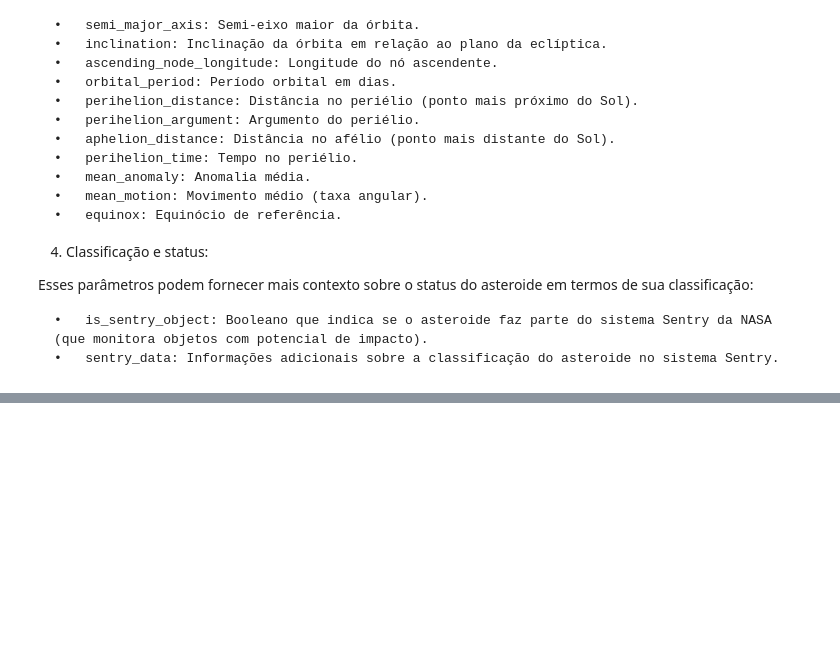
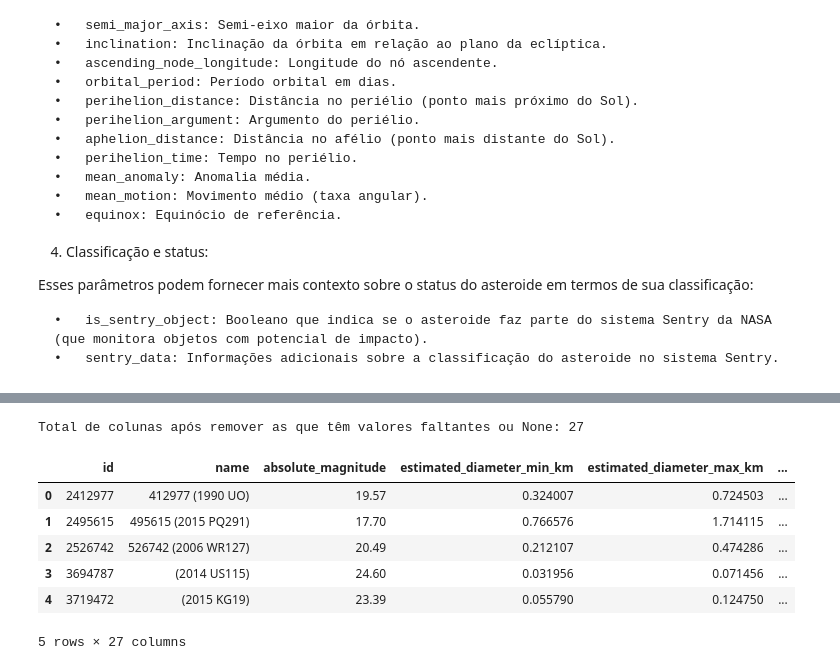
Before and after one commit to ero2003730/Nasa-NEO-API-Analysis, a Jupyter notebook: nasa.ipynb, the cells around one changed output, grey strips where cells are left out. Drawn from its saved outputs; the diff is of its cells as text; code cells hidden in the pictures; blank space fills up the shorter version.

```diff
--- a/nasa.ipynb
+++ b/nasa.ipynb
@@ -603,0 +220,17 @@ plt.show()
+# %%
+df_asteroids_cleaned = df_asteroids.dropna(axis=1)
+df_asteroids_cleaned = df_asteroids.drop(columns=['neo_reference_id', 'nasa_jpl_url'])
+
+total_columns = df_asteroids_cleaned.shape[1]
+print(f"Total de colunas após remover as que têm valores faltantes ou None: {total_columns}\n")
+
+df_asteroids_cleaned.head()
+# %% [output]
+Total de colunas após remover as que têm valores faltantes ou None: 27
+|  | id | name | absolute_magnitude | estimated_diameter_min_km | estimated_diameter_max_km | ... |
+| 0 | 2412977 | 412977 (1990 UO) | 19.57 | 0.324007 | 0.724503 | ... |
+| 1 | 2495615 | 495615 (2015 PQ291) | 17.70 | 0.766576 | 1.714115 | ... |
+| 2 | 2526742 | 526742 (2006 WR127) | 20.49 | 0.212107 | 0.474286 | ... |
+| 3 | 3694787 | (2014 US115) | 24.60 | 0.031956 | 0.071456 | ... |
+| 4 | 3719472 | (2015 KG19) | 23.39 | 0.055790 | 0.124750 | ... |
+5 rows × 27 columns
```
Also changed, not shown: parts of 48 cells of this notebook.
